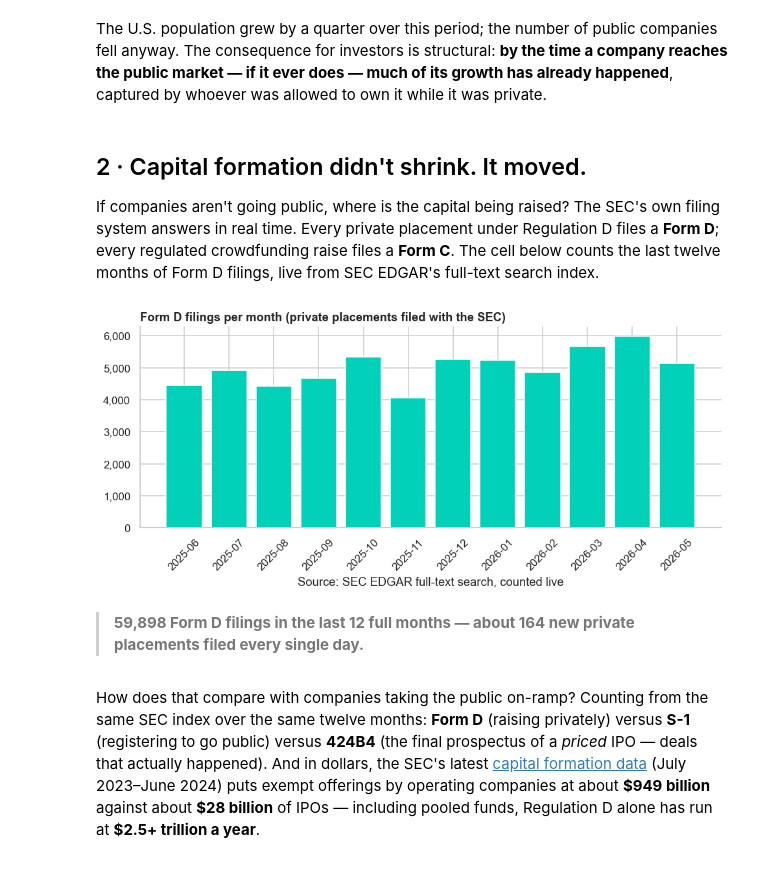
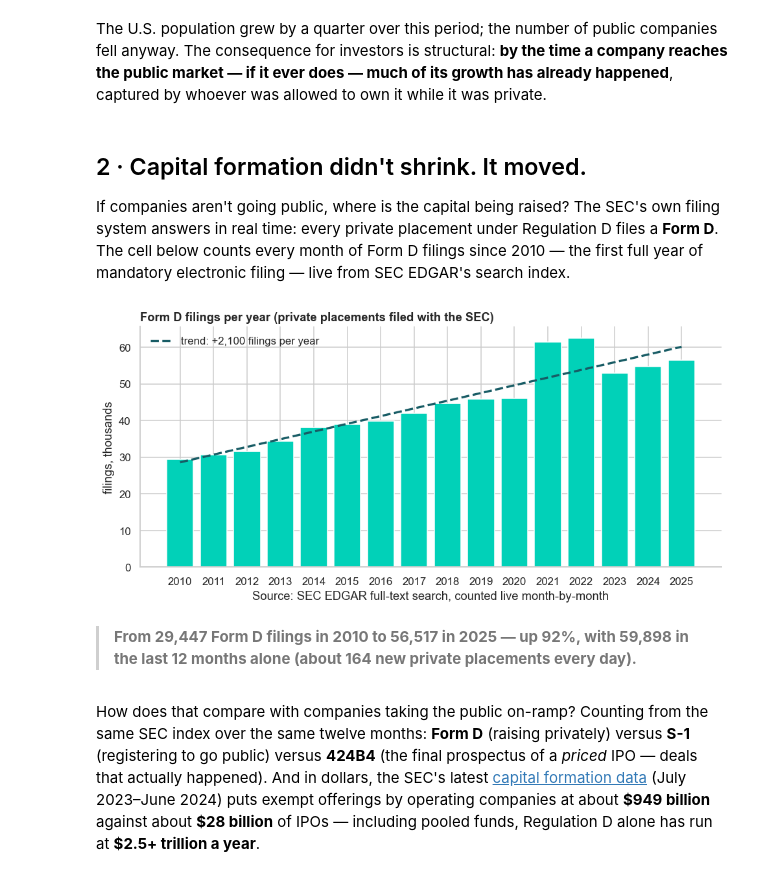
Before and after one commit to StartEngine/private-markets-research, a Jupyter notebook: private_markets.ipynb, the cells around one changed output. Cells and saved outputs as stored; diff of their text form; code cells hidden in the pictures.

```diff
--- a/private_markets.ipynb
+++ b/private_markets.ipynb
@@ -112,44 +112,58 @@ by whoever was allowed to own it while it was private.
 ## 2 · Capital formation didn't shrink. It moved.
 
 If companies aren't going public, where is the capital being raised? The SEC's own filing
-system answers in real time. Every private placement under Regulation D files a **Form D**;
-every regulated crowdfunding raise files a **Form C**. The cell below counts the last
-twelve months of Form D filings, live from SEC EDGAR's full-text search index.
+system answers in real time: every private placement under Regulation D files a **Form D**.
+The cell below counts every month of Form D filings since 2010 — the first full year of
+mandatory electronic filing — live from SEC EDGAR's search index.
 # %%
+import numpy as np
+
 async def month_total(form, y, m):
     start = dt.date(y, m, 1)
     end = (dt.date(y + (m == 12), m % 12 + 1, 1) - dt.timedelta(days=1))
     data = await edgar_client.full_text_search(forms=[form], date_from=start.isoformat(),
                                                date_to=end.isoformat())
     return data.get("hits", {}).get("total", {}).get("value", 0)
 
-months = []
-y, m = TODAY.year, TODAY.month
-for _ in range(12):
-    m -= 1
-    if m == 0:
-        y, m = y - 1, 12
-    months.append((y, m))
-months.reverse()
+# Every month since 2010 (the index caps any single count at 10,000, so annual
+# totals must be assembled from monthly counts).
+all_months = []
+y, m = 2010, 1
+while (y, m) < (TODAY.year, TODAY.month):
+    all_months.append((y, m))
+    m += 1
+    if m == 13:
+        y, m = y + 1, 1
 
-formd = [await month_total("D", y, m) for y, m in months]
-labels = [f"{y}-{m:02d}" for y, m in months]
-total_12mo = sum(formd)
+formd_monthly = [await month_total("D", y, m) for y, m in all_months]
+months = all_months[-12:]          # the trailing window, reused below
+total_12mo = sum(formd_monthly[-12:])
 
-fig, ax = plt.subplots(figsize=(9, 4.2))
-ax.bar(labels, formd, color=ACCENT)
-ax.set_title("Form D filings per month (private placements filed with the SEC)",
+annual: dict[int, int] = {}
+for (yy, mm), v in zip(all_months, formd_monthly):
+    annual[yy] = annual.get(yy, 0) + v
+full_years = [yy for yy in sorted(annual) if yy < TODAY.year]
+vals = [annual[yy] for yy in full_years]
+slope, intercept = np.polyfit(full_years, vals, 1)
+growth = (vals[-1] / vals[0] - 1) * 100
+
+fig, ax = plt.subplots(figsize=(9, 4.4))
+ax.bar([str(yy) for yy in full_years], [v / 1000 for v in vals], color=ACCENT)
+ax.plot(range(len(full_years)), [(slope * yy + intercept) / 1000 for yy in full_years],
+        color=DEEP, lw=2.2, ls="--", label=f"trend: +{slope:,.0f} filings per year")
+ax.set_title("Form D filings per year (private placements filed with the SEC)",
              loc="left", fontweight="bold")
-ax.set_xlabel("Source: SEC EDGAR full-text search, counted live")
-ax.tick_params(axis="x", rotation=45)
-ax.yaxis.set_major_formatter(mtick.StrMethodFormatter("{x:,.0f}"))
+ax.set_ylabel("filings, thousands")
+ax.set_xlabel("Source: SEC EDGAR full-text search, counted live month-by-month")
+ax.legend(frameon=False, loc="upper left")
 plt.tight_layout(); plt.show()
 
-callout(f"{total_12mo:,} Form D filings in the last 12 full months — about "
-        f"{total_12mo//365} new private placements filed every single day.")
+callout(f"From {vals[0]:,} Form D filings in 2010 to {vals[-1]:,} in {full_years[-1]} — "
+        f"up {growth:.0f}%, with {total_12mo:,} in the last 12 months alone "
+        f"(about {total_12mo//365} new private placements every day).")
 # %% [output]
-[figure, old version]
+[figure, new version]
-> **59,898 Form D filings in the last 12 full months — about 164 new private placements filed every single day.**
+> **From 29,447 Form D filings in 2010 to 56,517 in 2025 — up 92%, with 59,898 in the last 12 months alone (about 164 new private placements every day).**
 # %% [markdown]
 How does that compare with companies taking the public on-ramp? Counting from the same
 SEC index over the same twelve months: **Form D** (raising privately) versus **S-1**
```
Also changed, not shown: parts of 4 cells of this notebook.
